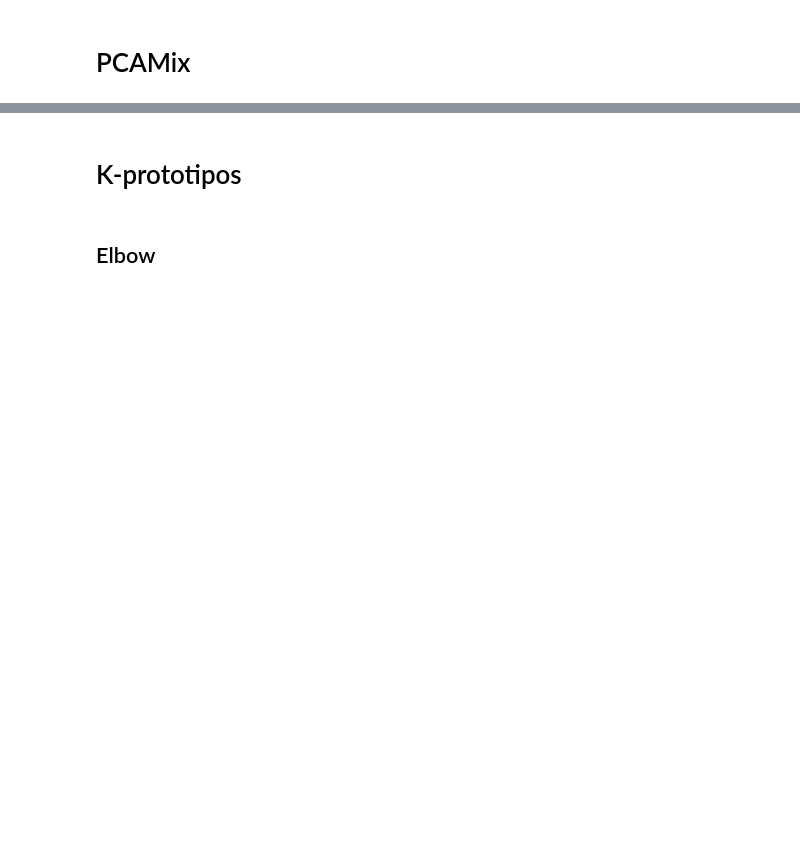
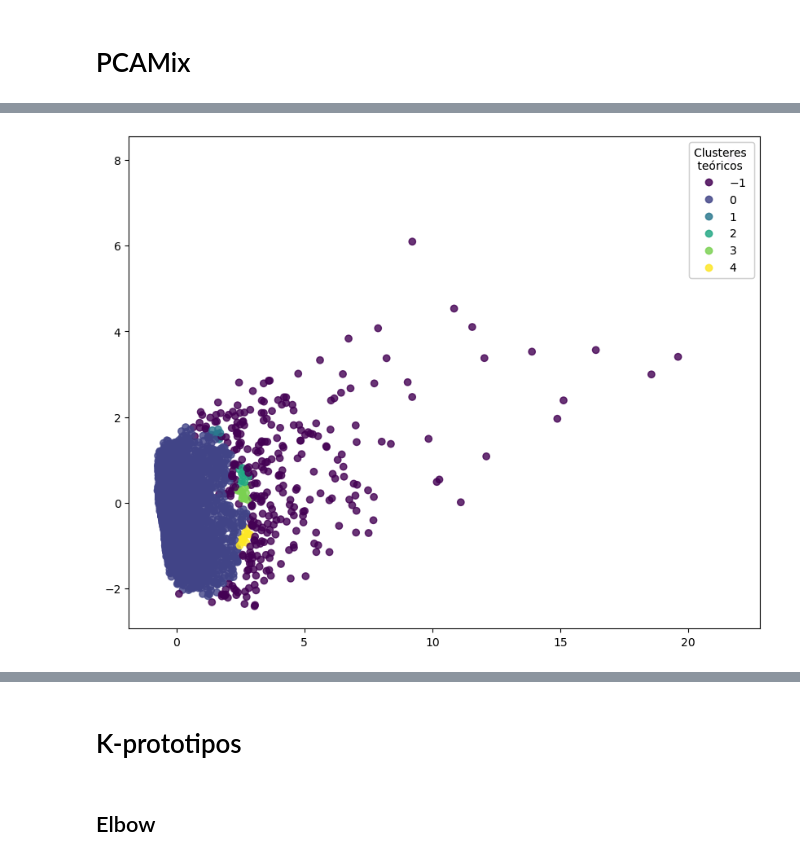
Before and after one commit to cdgonzalezr1/proyecto_aprendizaje_no_supervisado, a Jupyter notebook: proyecto_arquetipos.ipynb, the cells around one changed output, grey strips where cells are left out. Drawn from its saved outputs; the diff is of its cells as text; code cells hidden in the pictures; blank space fills up the shorter version.

```diff
--- a/proyecto_arquetipos.ipynb
+++ b/proyecto_arquetipos.ipynb
@@ -228,0 +285,11 @@ Error:
+# %%
+db = DBSCAN(eps = 0.21, min_samples=10)
+clusters_std = db.fit_predict(df)
+
+fig, ax = plt.subplots(figsize=(10,8), dpi=100, facecolor='w', edgecolor='k')
+g = plt.scatter(df.iloc[:,0], df.iloc[:,1], c = clusters_std, alpha = 0.8)
+legend = ax.legend(*g.legend_elements(), loc = "upper right", title = "Clusteres \n teóricos")
+ax.add_artist(legend)
+plt.show()
+# %% [output]
+[figure, added]
```
Also changed, not shown: parts of 14 cells of this notebook.
